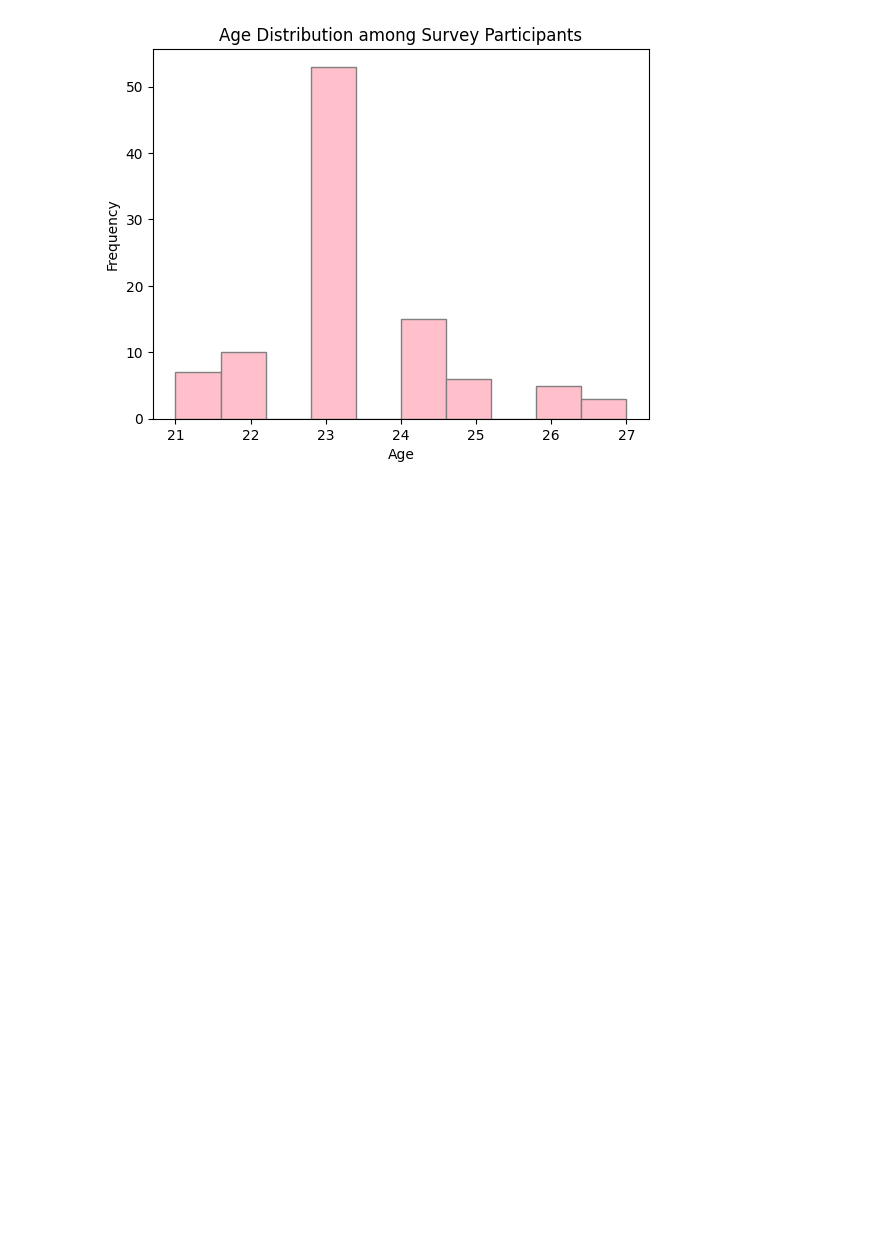
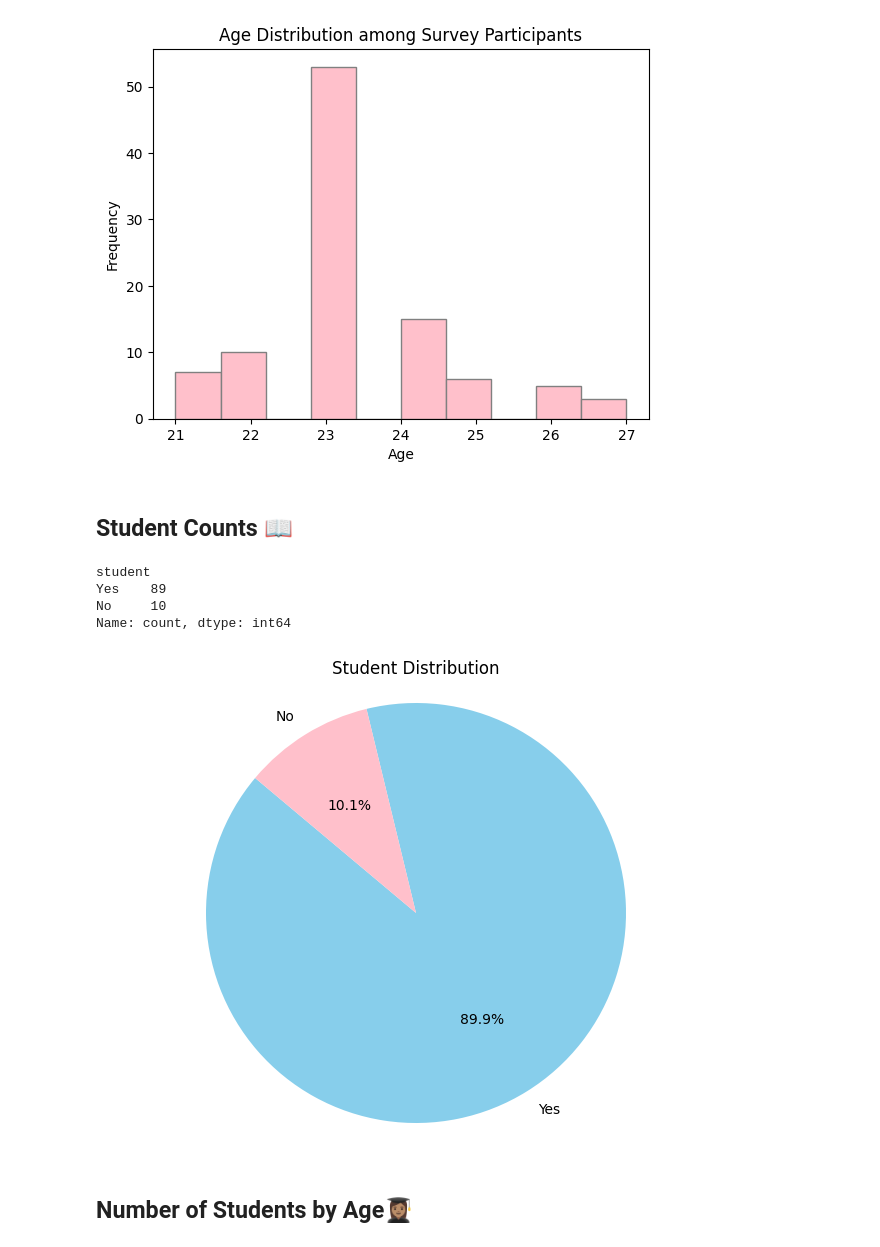
Before and after one commit to irisdev06/VideoGamesEDA, a Jupyter notebook: videogames-analysis.ipynb, the cells around one changed output. Cells and saved outputs as stored; diff of their text form; code cells hidden in the pictures; blank space fills up the shorter version.

Commit message:
Number of students by age

```diff
--- a/videogames-analysis.ipynb
+++ b/videogames-analysis.ipynb
@@ -135,3 +135,26 @@ plt.ylabel('Frequency')
 plt.show()
 # %% [output]
 [figure]
+# %% [markdown]
+## Student Counts 📖
+# %%
+data['student'].value_counts()
+# %% [output]
+student
+Yes    89
+No     10
+Name: count, dtype: int64
+# %%
+StudentCounts = data['student'].value_counts()
+labels = StudentCounts.index
+sizes = StudentCounts.values
+colors = ['skyblue', 'pink']
+plt.figure(figsize=(8, 6))
+plt.pie(sizes, labels=labels, autopct='%1.1f%%', startangle=140, colors=colors)
+plt.title('Student Distribution')
+plt.axis('equal')
+plt.show()
+# %% [output]
+[figure, added]
+# %% [markdown]
+## Number of Students by Age👩🏽‍🎓
```
Also changed, not shown: parts of 3 cells of this notebook.
